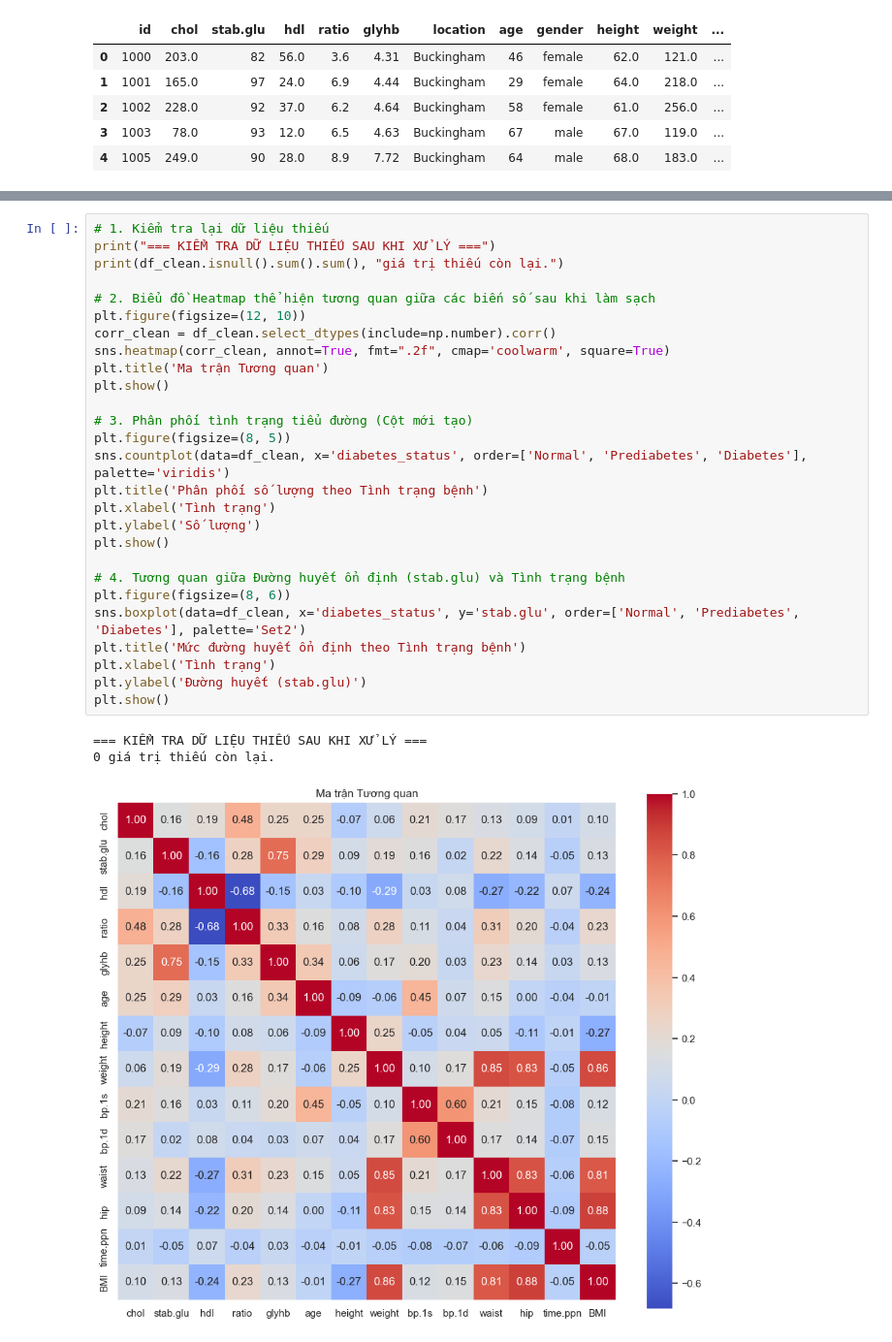
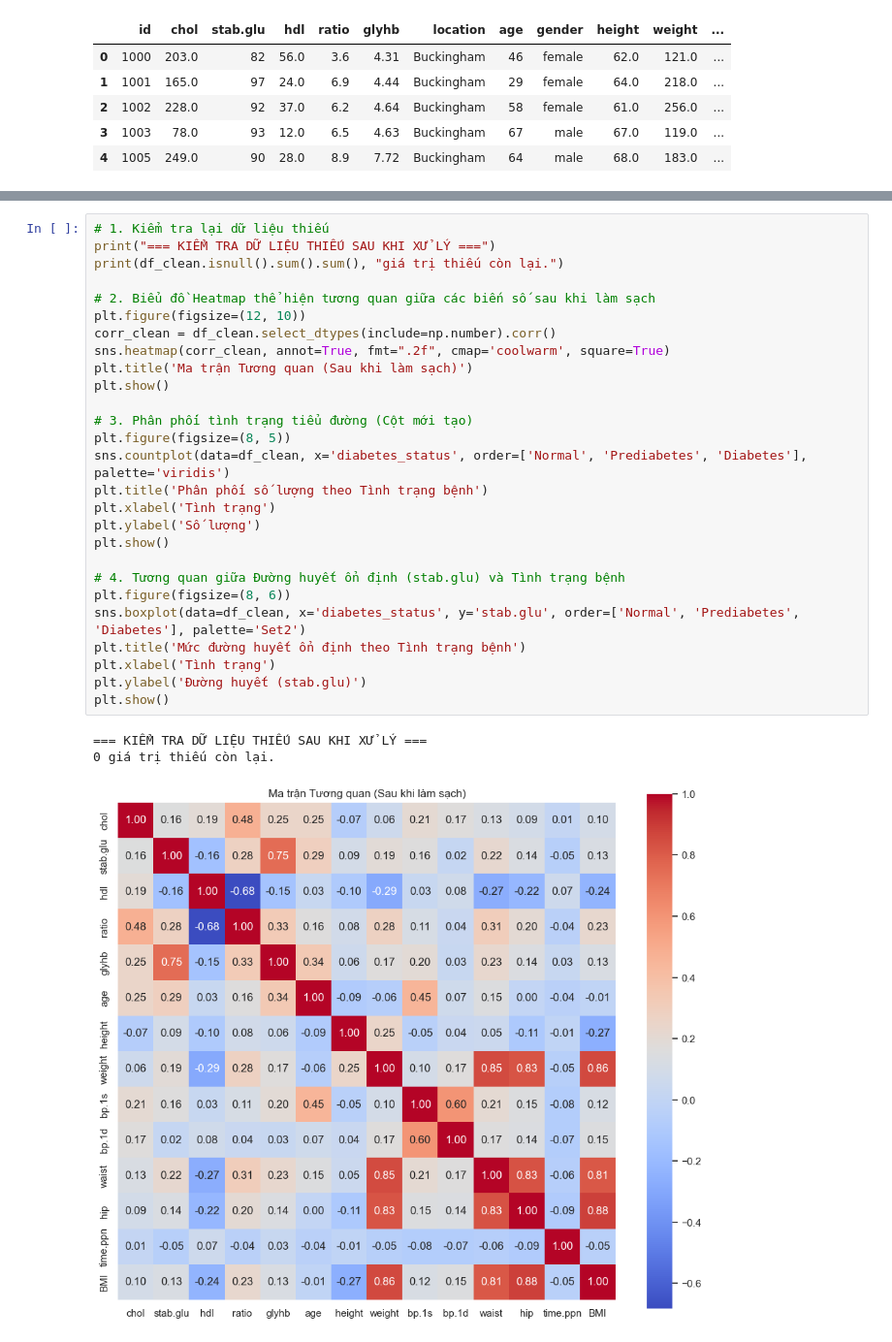
Before and after one commit to quocanh748/CS114_group1, a Jupyter notebook: Preprocess/eda.ipynb, the cells around one changed output, grey strips where cells are left out. Shown at 97% size. Saved outputs shown, nothing was run; the diff lists cells and outputs as text.

```diff
--- a/Preprocess/eda.ipynb
+++ b/Preprocess/eda.ipynb
@@ -119,34 +100,34 @@ print("=== HOÀN TẤT LÀM SẠCH VÀ LƯU FILE 'Diab_pyth_data_clean.csv' ==="
 # %%
 # 1. Kiểm tra lại dữ liệu thiếu
 print("=== KIỂM TRA DỮ LIỆU THIẾU SAU KHI XỬ LÝ ===")
 print(df_clean.isnull().sum().sum(), "giá trị thiếu còn lại.")
 
 # 2. Biểu đồ Heatmap thể hiện tương quan giữa các biến số sau khi làm sạch
 plt.figure(figsize=(12, 10))
 corr_clean = df_clean.select_dtypes(include=np.number).corr()
 sns.heatmap(corr_clean, annot=True, fmt=".2f", cmap='coolwarm', square=True)
-plt.title('Ma trận Tương quan')
+plt.title('Ma trận Tương quan (Sau khi làm sạch)')
 plt.show()
 
 # 3. Phân phối tình trạng tiểu đường (Cột mới tạo)
 plt.figure(figsize=(8, 5))
 sns.countplot(data=df_clean, x='diabetes_status', order=['Normal', 'Prediabetes', 'Diabetes'], palette='viridis')
 plt.title('Phân phối số lượng theo Tình trạng bệnh')
 plt.xlabel('Tình trạng')
 plt.ylabel('Số lượng')
 plt.show()
 
 # 4. Tương quan giữa Đường huyết ổn định (stab.glu) và Tình trạng bệnh
 plt.figure(figsize=(8, 6))
 sns.boxplot(data=df_clean, x='diabetes_status', y='stab.glu', order=['Normal', 'Prediabetes', 'Diabetes'], palette='Set2')
 plt.title('Mức đường huyết ổn định theo Tình trạng bệnh')
 plt.xlabel('Tình trạng')
 plt.ylabel('Đường huyết (stab.glu)')
 plt.show()
 # %% [output]
 === KIỂM TRA DỮ LIỆU THIẾU SAU KHI XỬ LÝ ===
 0 giá trị thiếu còn lại.
-[figure, old version]
+[figure, new version]
 Passing `palette` without assigning `hue` is deprecated and will be removed in v0.14.0. Assign the `x` variable to `hue` and set `legend=False` for the same effect.
 
   sns.countplot(data=df_clean, x='diabetes_status', order=['Normal', 'Prediabetes', 'Diabetes'], palette='viridis')
```
Also changed, not shown: parts of 7 cells of this notebook, 21 other files.
